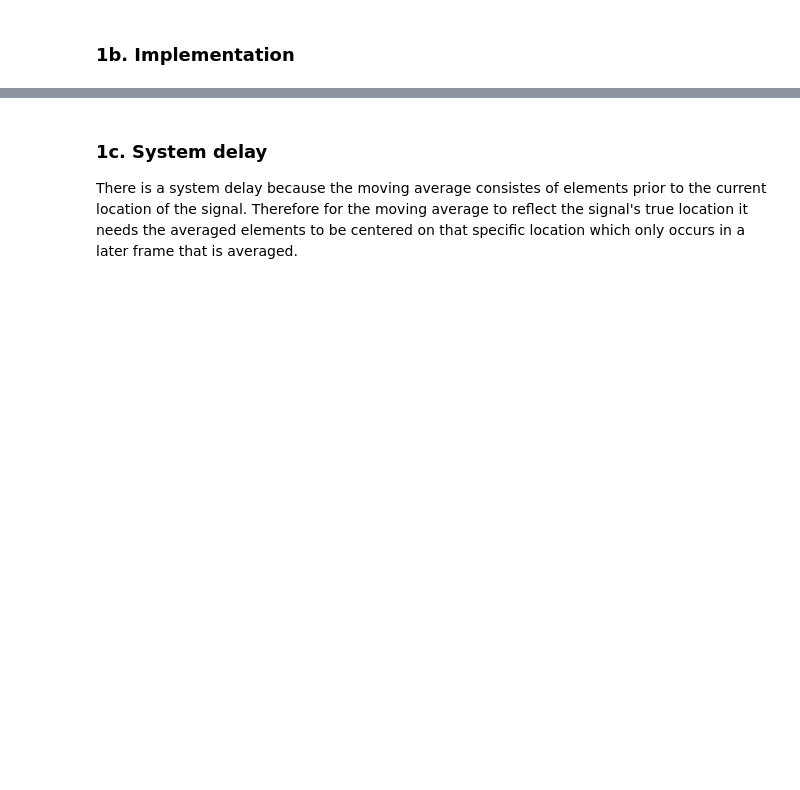
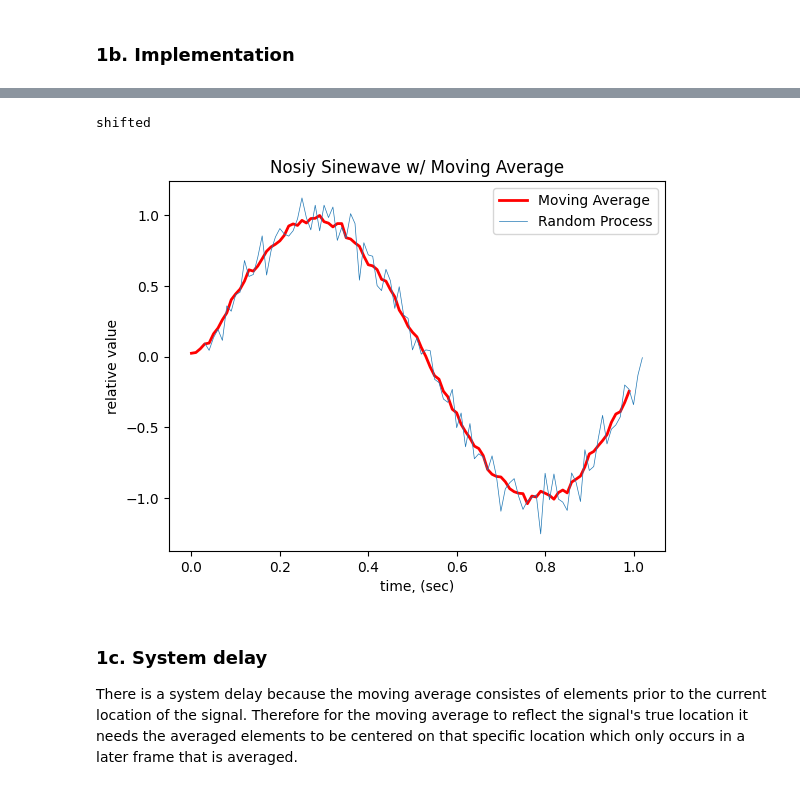
Before and after one commit to finnhittson/csds464, a Jupyter notebook: 464-A3b_fxh157_files/A3b_fxh157.ipynb, the cells around one changed output, grey strips where cells are left out. Cells and saved outputs as stored; diff of their text form; code cells hidden in the pictures; blank space fills up the shorter version.

```diff
--- a/464-A3b_fxh157_files/A3b_fxh157.ipynb
+++ b/464-A3b_fxh157_files/A3b_fxh157.ipynb
@@ -69,3 +68,10 @@ a3b.plot_movingavg(rand=x+n, avg=avg, t=t, title="Nosiy Sinewave w/ Moving Avera
+# %%
+t, x, n = a3a.noisysignal(t=0, g=a1b.sinewave, fs=100, tau=0, T=1, s=0.1, tscale=1, f=1)
+avg = a3b.movingavg(x+n, l=0.75)
+a3b.plot_movingavg(rand=x+n, avg=avg, t=t, shift=0.03, title="Nosiy Sinewave w/ Moving Average", tunits="sec")
+# %% [output]
+shifted
+[figure, added]
 # %% [markdown]
 ### 1c. System delay
 There is a system delay because the moving average consistes of elements prior to the current location of the signal. Therefore for the moving average to reflect the signal's true location it needs the averaged elements to be centered on that specific location which only occurs in a later frame that is averaged.
```
Also changed, not shown: parts of 31 cells of this notebook, 5 other files.
